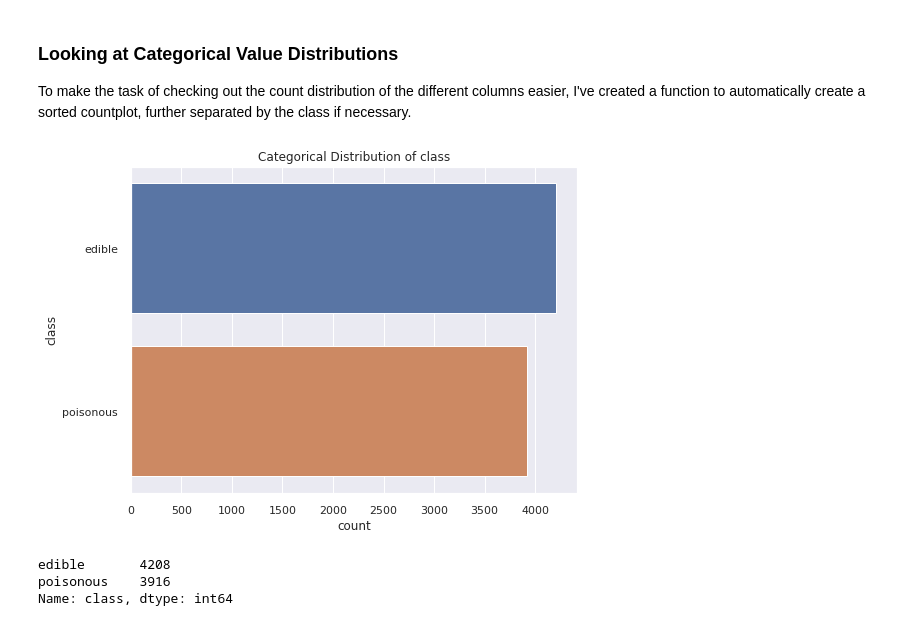
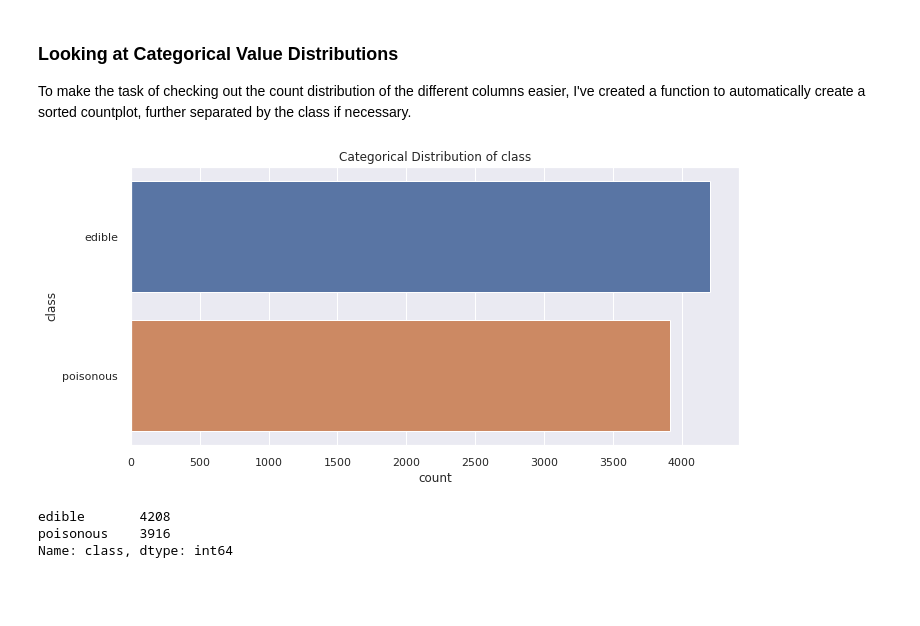
Before and after one commit to Tien-Cheng/AI-and-Machine-Learning--ST1511-, a Jupyter notebook: Assignment 1/classification/mushroom_v1.ipynb, the cells around one changed output. Cells and saved outputs as stored; diff of their text form; code cells hidden in the pictures; blank space fills up the shorter version.

```diff
--- a/Assignment 1/classification/mushroom_v1.ipynb
+++ b/Assignment 1/classification/mushroom_v1.ipynb
@@ -159,20 +180,33 @@ mush_df.describe().T
 # %% [markdown]
 ### Looking at Categorical Value Distributions
 To make the task of checking out the count distribution of the different columns easier, I've created a function to automatically create a sorted countplot, further separated by the class if necessary.
-# %%
-def show_cat_dist(df: dataframe, column: str, hue: Union[str, None] = None, figsize: Tuple[int, int] = (8, 6) ):
-    counts = df[column].value_counts().sort_values(ascending=False)
-    fig, ax = plt.subplots(figsize= figsize)
-    ax.set_title("Categorical Distribution of " + column)
-    if hue is None:
-        sns.countplot(y=column, data=df, order= counts.index, ax = ax)
-    else:
-        sns.countplot(y=column, hue=hue,data=df,order=counts.index, ax = ax)
-    return fig, counts
+# %%
+def show_cat_dist(df: dataframe, columns: Union[List[str], str], hue: Union[str, None] = None, figsize: Tuple[float, float] = (7, 20)):
+    fig, ax = plt.subplots(len(columns) if type(columns) is list else 1, 1, figsize=figsize, tight_layout=True)
+    if type(columns) is list:
+        for idx, feature in enumerate(columns):
+            counts = df[feature].value_counts().sort_values(ascending=False)
+            ax[idx].set_title("Categorical Distribution of " + feature)
+            if hue is None:
+        #         sns.catplot(data=df, y=column, kind='bar')
+                sns.countplot(y=feature, data=df, order= counts.index, ax = ax[idx])
+            else:
+        #         sns.catplot(data=df, y=column, hue=hue, kind='bar')
+                sns.countplot(y=feature, hue=hue,data=df,order=counts.index, ax = ax[idx])
+    else:
+            counts = df[columns].value_counts().sort_values(ascending=False)
+            ax.set_title("Categorical Distribution of " + columns)
+            if hue is None:
+        #         sns.catplot(data=df, y=column, kind='bar')
+                sns.countplot(y=columns, data=df, order= counts.index, ax = ax)
+            else:
+        #         sns.catplot(data=df, y=column, hue=hue, kind='bar')
+                sns.countplot(y=columns, hue=hue,data=df,order=counts.index, ax = ax)
+    return fig, counts
 # %%
-fig, counts = show_cat_dist(mush_df, "class")
+fig, counts = show_cat_dist(mush_df, "class", figsize=(10, 5))
 # %% [output]
-[figure, old version]
+[figure, new version]
 # %%
 mush_df["class"].value_counts()
 # %% [output]
```
Also changed, not shown: parts of 22 cells of this notebook.
